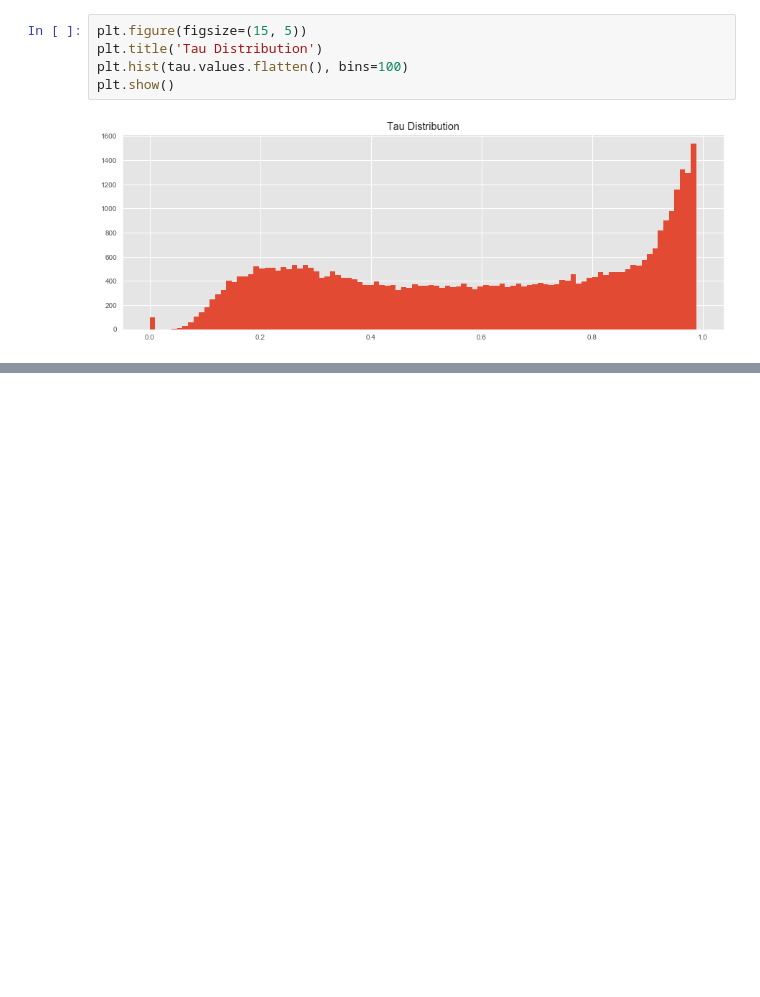
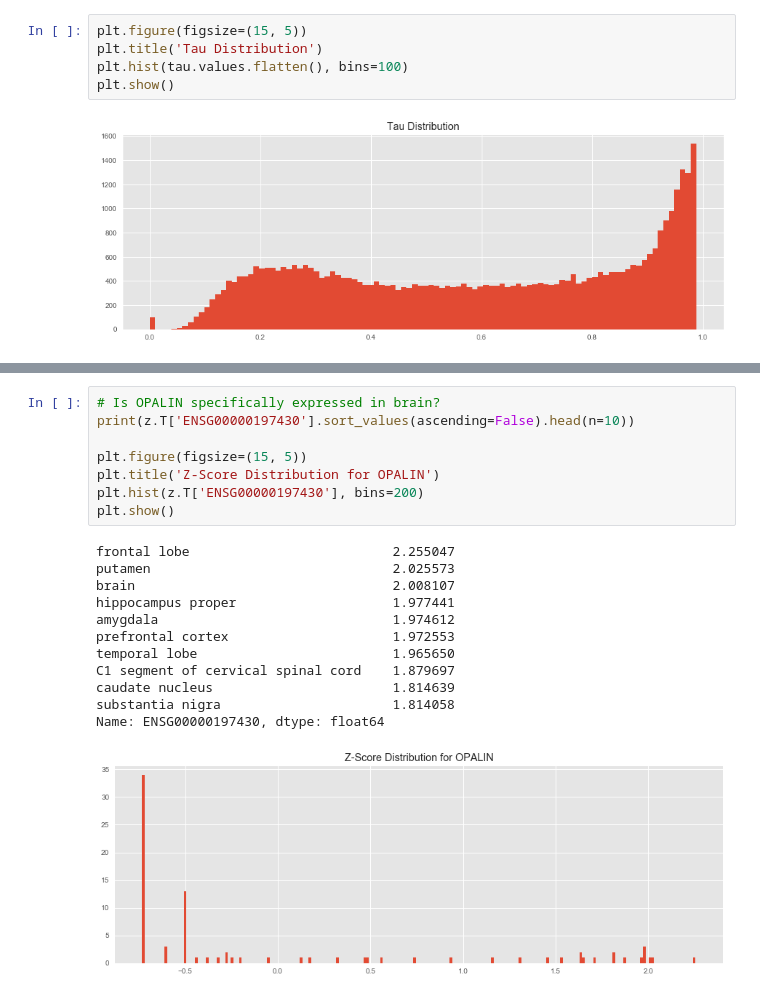
Before and after one commit to opentargets-archive/expression_analysis, a Jupyter notebook: rna_expression_analysis.ipynb, the cells around one changed output, grey strips where cells are left out. Drawn from its saved outputs; the diff is of its cells as text; blank space fills up the shorter version.

```diff
--- a/rna_expression_analysis.ipynb
+++ b/rna_expression_analysis.ipynb
@@ -262,0 +297,21 @@ plt.show()
+# %%
+# Is OPALIN specifically expressed in brain?
+print(z.T['ENSG00000197430'].sort_values(ascending=False).head(n=10))
+
+plt.figure(figsize=(15, 5))
+plt.title('Z-Score Distribution for OPALIN')
+plt.hist(z.T['ENSG00000197430'], bins=200)
+plt.show()
+# %% [output]
+frontal lobe                          2.255047
+putamen                               2.025573
+brain                                 2.008107
+hippocampus proper                    1.977441
+amygdala                              1.974612
+prefrontal cortex                     1.972553
+temporal lobe                         1.965650
+C1 segment of cervical spinal cord    1.879697
+caudate nucleus                       1.814639
+substantia nigra                      1.814058
+Name: ENSG00000197430, dtype: float64
+[figure, added]
```
Also changed, not shown: parts of 8 cells of this notebook.
